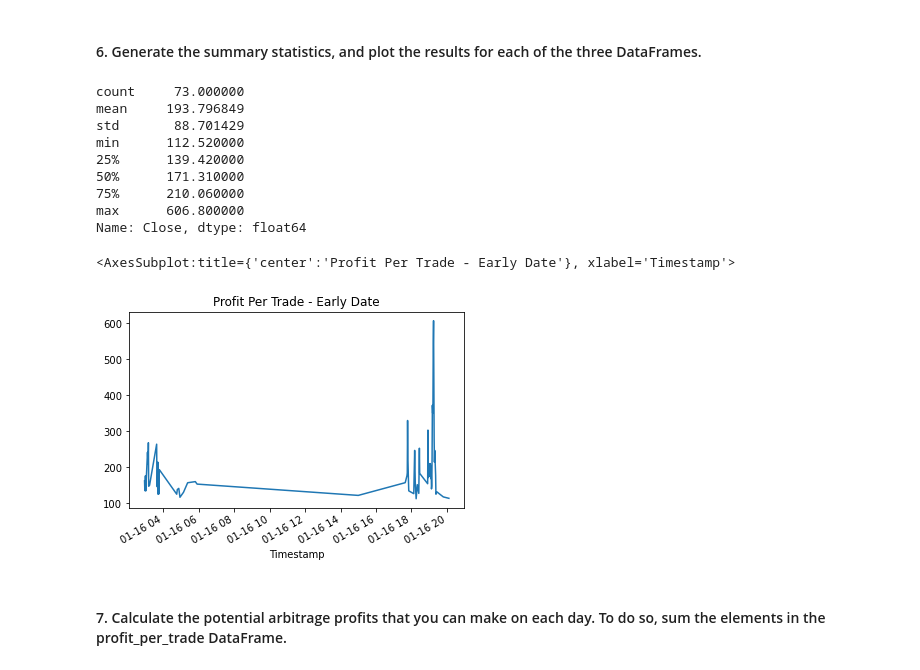
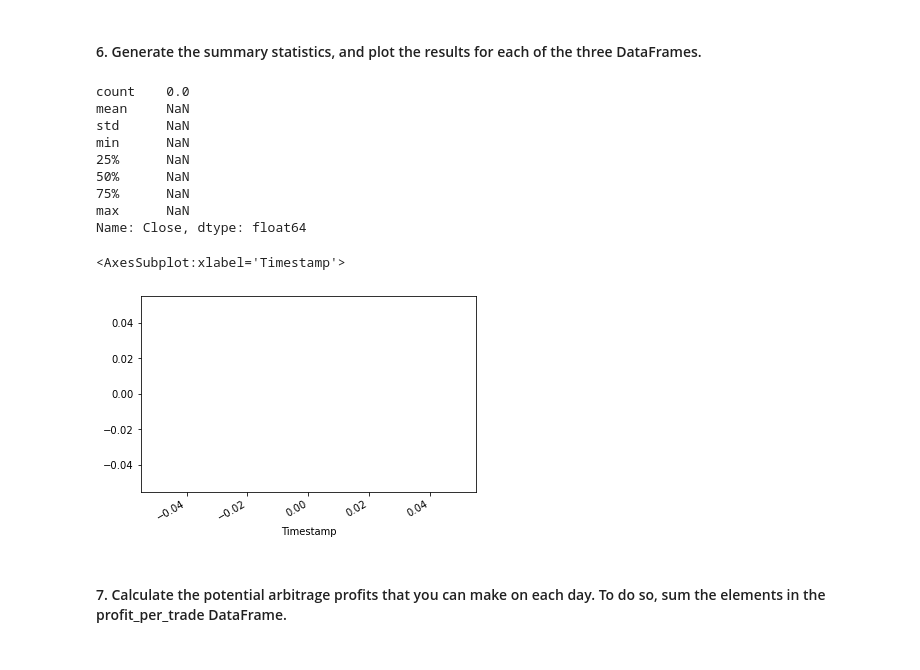
Before and after one commit to mprudd2/Challenge_Three, a Jupyter notebook: crypto_arbitrage.ipynb, the cells around one changed output. Cells and saved outputs as stored; diff of their text form; code cells hidden in the pictures.

```diff
--- a/crypto_arbitrage.ipynb
+++ b/crypto_arbitrage.ipynb
@@ -232,7 +234,8 @@ bitstamp_sliced = # YOUR CODE HERE
 # %%
 # Use loc or iloc to select `Timestamp (the index)` and `Close` from coinbase DataFrame
-coinbase_sliced = # YOUR CODE HERE
+coinbase_sliced = coinbase.loc[:, "Close"]
 
 # Review the first five rows of the DataFrame
 # YOUR CODE HERE
+coinbase_sliced.head()
 # %% [output]
@@ -469,8 +515,17 @@ Name: Close, dtype: float64
 # %%
 # For the date early in the dataset, calculate the spread returns by dividing the instances when the arbitrage spread is positive (> 0)
 # by the price of Bitcoin from the exchange you are buying on (the lower-priced exchange).
-spread_return_early= # YOUR CODE HERE
+spread_return_early = arbitrage_spread_early[arbitrage_spread_early>0] / bitstamp_sliced.loc['2018-01-16']
+
+#MID
+spread_return_middle = arbitrage_spread_middle[arbitrage_spread_middle>0] / bitstamp_sliced.loc['2018-02-24']
+
+#LATE
+spread_return_late = arbitrage_spread_late[arbitrage_spread_late>0] / bitstamp_sliced.loc['2018-03-18']
 
 # Review the spread return DataFrame
 # YOUR CODE HERE
+spread_return_early.describe()
+spread_return_middle.describe()
+spread_return_late.describe()
 # %% [output]
@@ -486,8 +543,17 @@ Name: Close, dtype: float64
 # %%
 # For the date early in the dataset, determine the number of times your trades with positive returns
 # exceed the 1% minimum threshold (.01) that you need to cover your costs
-profitable_trades_early = # YOUR CODE HERE
+profitable_trades_early = spread_return_early[spread_return_early> .01]
+
+#MID
+profitable_trades_middle = spread_return_middle[spread_return_middle> .01]
+
+#LATE
+profitable_trades_late = spread_return_late[spread_return_late> .01]
 
 # Review the first five profitable trades
 # YOUR CODE HERE
+profitable_trades_early.head()
+profitable_trades_middle.head()
+profitable_trades_late.head()
 # %% [output]
@@ -519,11 +583,22 @@ Name: Close, dtype: float64
 # %%
 # For the date early in the dataset, calculate the potential profit per trade in dollars
 # Multiply the profitable trades by the cost of the Bitcoin that was purchased
-profit_early = # YOUR CODE HERE
+profit_early = profitable_trades_early * bitstamp_sliced.loc['2018-01-16']
+
+#MID
+profit_middle = profitable_trades_middle * bitstamp_sliced.loc['2018-02-24']
+
+#LATE
+profit_late = profitable_trades_late * bitstamp_sliced.loc['2018-03-18']
 
 # Drop any missing values from the profit DataFrame
-profit_per_trade_early = # YOUR CODE HERE
+profit_per_trade_early = profit_early.dropna()
+profit_per_trade_middle = profit_middle.dropna()
+profit_per_trade_late = profit_late.dropna()
 
 # View the early profit DataFrame
 # YOUR CODE HERE
+profit_per_trade_early.head()
+profit_per_trade_middle.head()
+profit_per_trade_late.head()
 # %% [output]
@@ -545,22 +608,30 @@ Name: Close, Length: 73, dtype: float64
 # %%
 # Generate the summary statistics for the early profit per trade DataFrame
 # YOUR CODE HERE
+
+# profit_per_trade_early.describe()
+# profit_per_trade_middle.describe()
+profit_per_trade_late.describe()
 # %% [output]
-count     73.000000
-mean     193.796849
-std       88.701429
-min      112.520000
-25%      139.420000
-50%      171.310000
-75%      210.060000
-max      606.800000
+count    0.0
+mean     NaN
+std      NaN
+min      NaN
+25%      NaN
+50%      NaN
+75%      NaN
+max      NaN
 Name: Close, dtype: float64
 # %%
 # Plot the results for the early profit per trade DataFrame
 # YOUR CODE HERE
+
+# profit_per_trade_early.plot.line()
+# profit_per_trade_middle.plot.line()
+profit_per_trade_late.plot.line()
 # %% [output]
-<AxesSubplot:title={'center':'Profit Per Trade - Early Date'}, xlabel='Timestamp'>
+<AxesSubplot:xlabel='Timestamp'>
-[figure, old version]
+[figure, new version]
 # %% [markdown]
 #### 7. Calculate the potential arbitrage profits that you can make on each day. To do so, sum the elements in the profit_per_trade DataFrame.
 # %%
```
Also changed, not shown: parts of 51 cells of this notebook.
